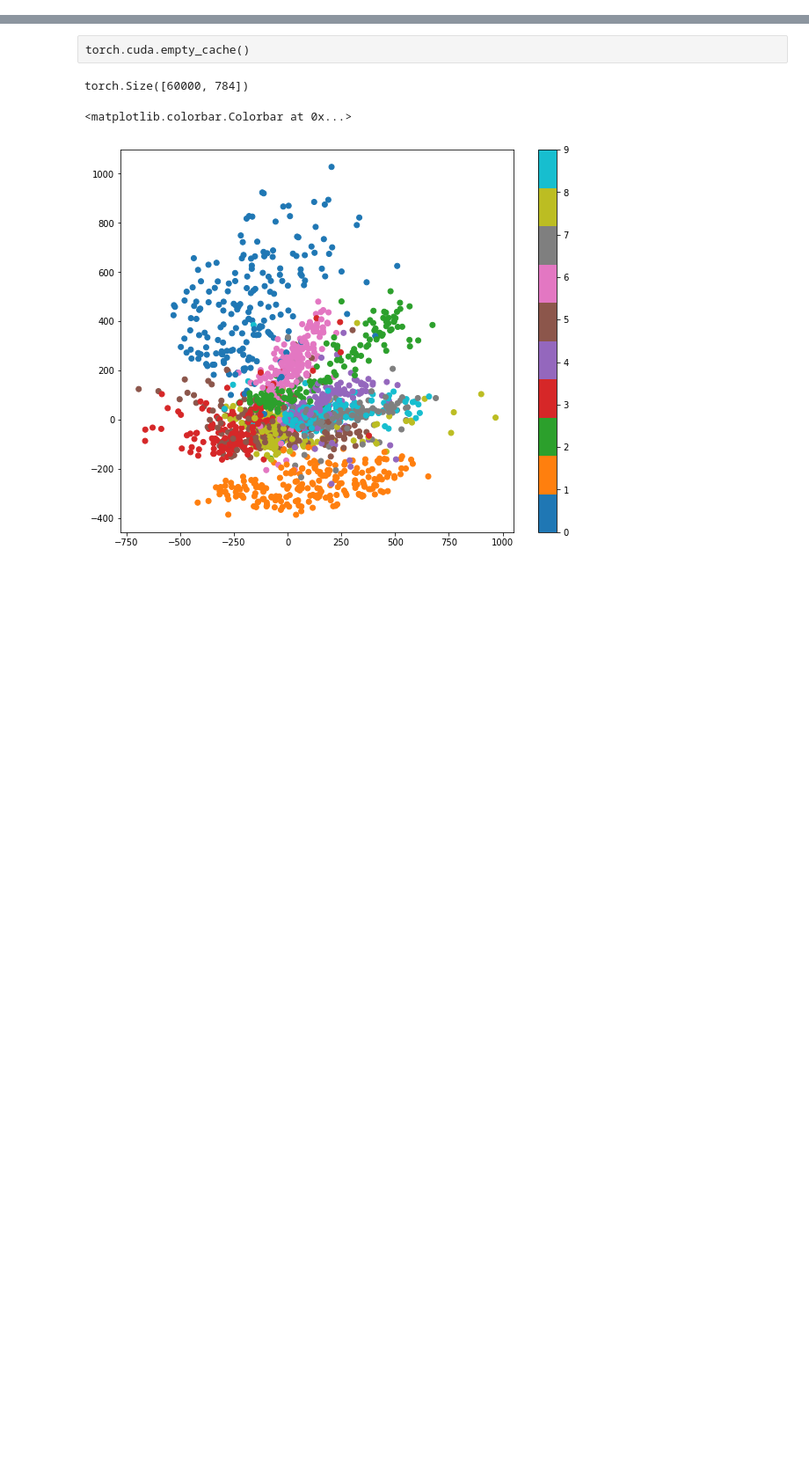
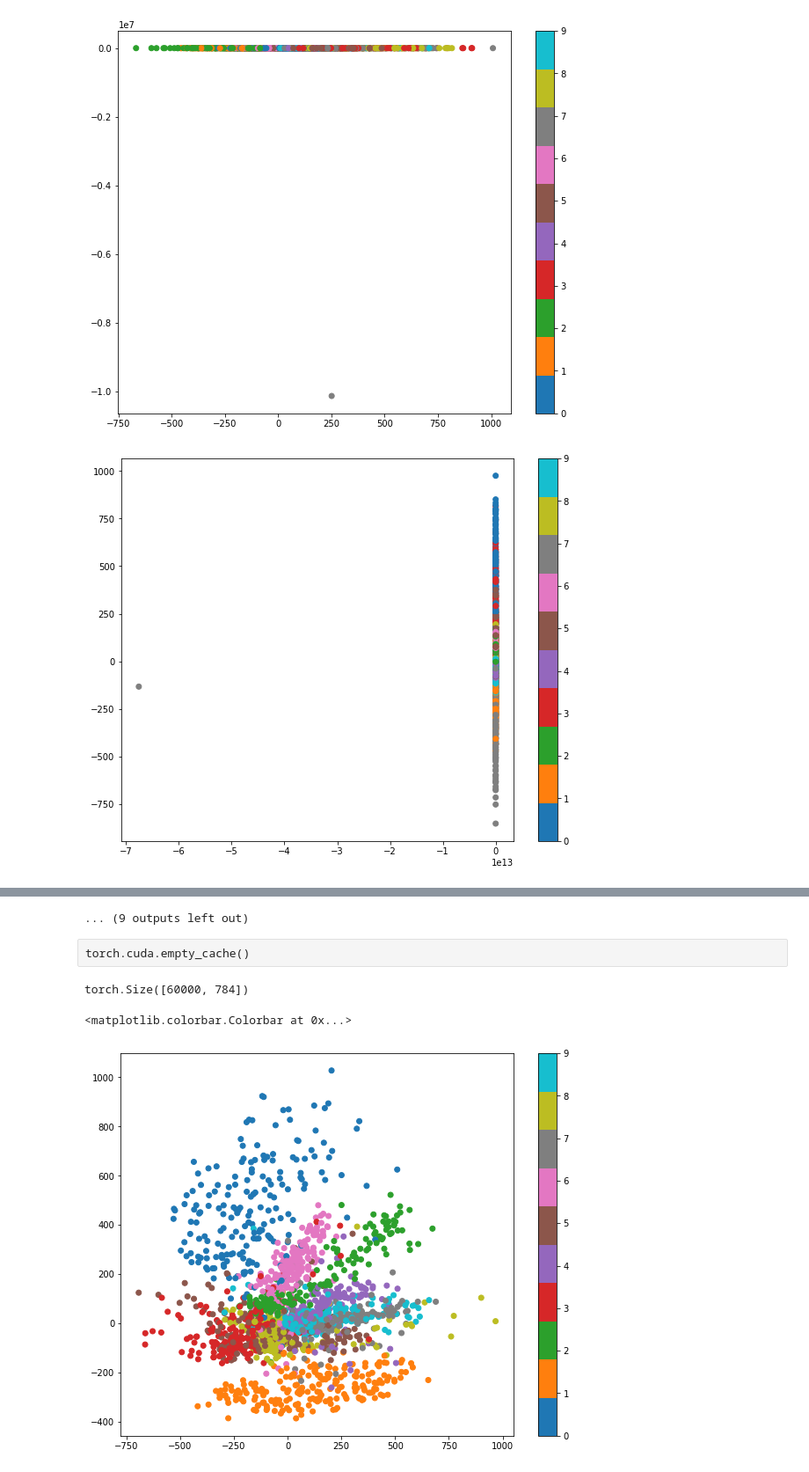
Before and after one commit to hengma1001/ML_HM_methods, a Jupyter notebook: VAE/vae_pytorch.ipynb, the cells around one changed output, grey strips where cells are left out. Shown at 88% size. Saved outputs shown, nothing was run; the diff lists cells and outputs as text; code cells hidden in the pictures; blank space fills up the shorter version.

```diff
--- a/VAE/vae_pytorch.ipynb
+++ b/VAE/vae_pytorch.ipynb
@@ -119,11 +138,20 @@ def test(epoch):
 # %%
-epochs = 10
+import matplotlib.pyplot as plt
+epochs = 20
 for epoch in range(1, epochs + 1):
     train(epoch)
     test(epoch)
     with torch.no_grad():
-        sample = torch.randn(64, 2).to(device)
-        sample = model.decode(sample).cpu()
-        save_image(sample.view(64, 1, 28, 28),
-                   'results/sample_' + str(epoch) + '.png')
+        train_all = train_loader.dataset.train_data.reshape(-1, 784).float().to(device)
+        encoded_mu, encoded_logvar = model.encode(train_all)
+        encoded_latent = model.reparameterize(encoded_mu, encoded_logvar)
+        decoded = model(train_all)
+#         sample = torch.randn(64, 2).to(device)
+#         sample = model.decode(sample).cpu()
+#         save_image(sample.view(64, 1, 28, 28),
+#                    'results/sample_' + str(epoch) + '.png')
+    plt.figure(figsize=(10,8))
+    plt.scatter(encoded_latent.cpu()[:2000,0], encoded_latent.cpu()[:2000,1], c=train_loader.dataset.train_labels.cpu()[:2000], cmap='tab10')
+    plt.colorbar()
+    plt.savefig('./results/vae_result_epoch%d.pdf' % epoch)
 # %% [output]
@@ -146,0 +175,2 @@ Train Epoch: 10 [51200/60000 (85%)]     Loss: 41.668148
+[figure, added]
+[figure, added]
@@ -147,3 +186,4 @@ Train Epoch: 10 [51200/60000 (85%)]     Loss: 41.668148
+... (9 outputs left out)
 # %% [raw]
 torch.cuda.empty_cache()
 # %%
```
Also changed, not shown: parts of 4 cells of this notebook, 28 other files.
